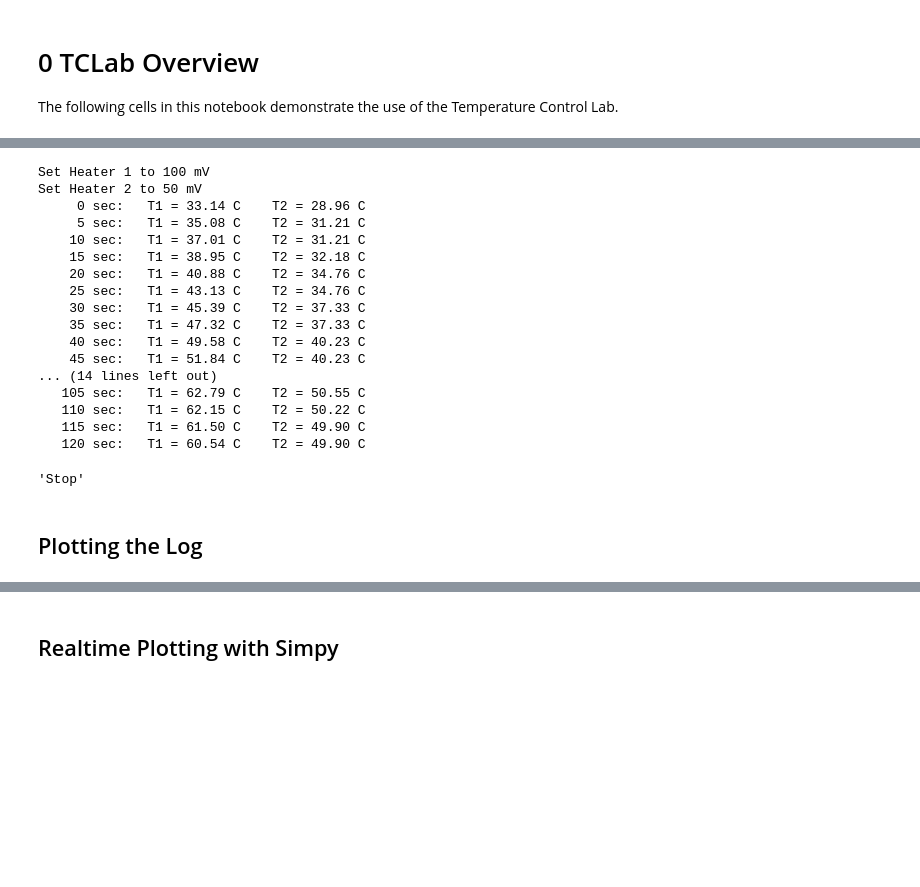
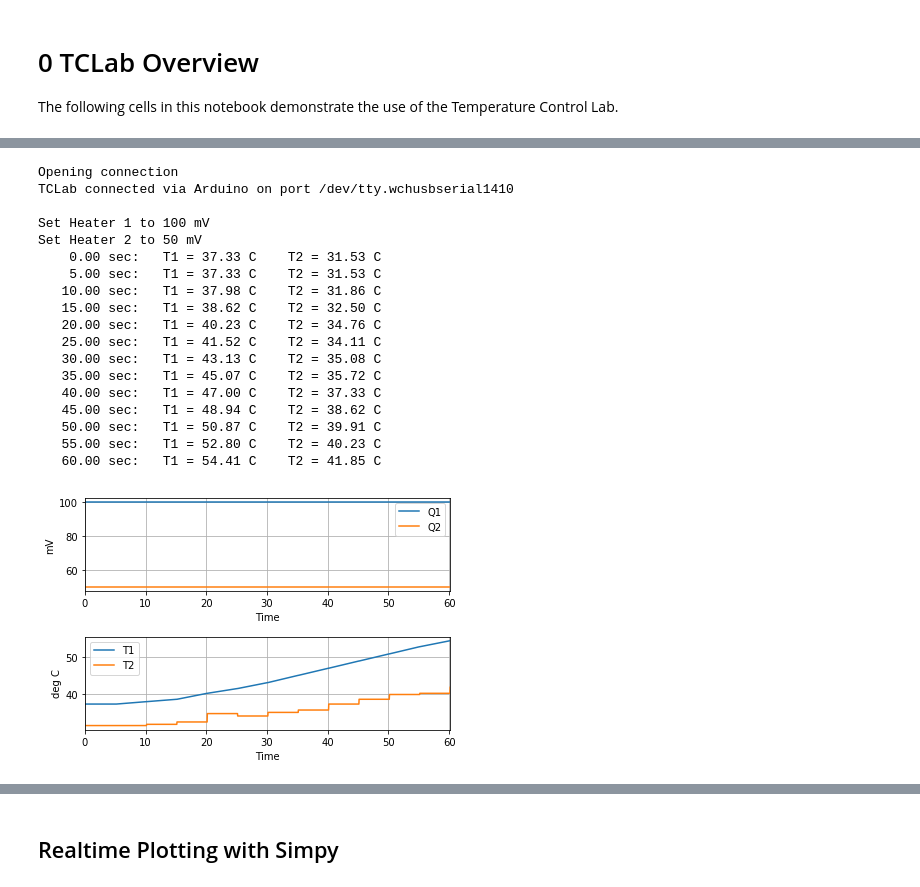
Before and after one commit to APMonitor/arduino, a Jupyter notebook: TCLab/notebooks/0_TCLab_Overview.ipynb, the cells around one changed output, grey strips where cells are left out. Saved outputs shown, nothing was run; the diff lists cells and outputs as text; code cells hidden in the pictures; blank space fills up the shorter version.

```diff
--- a/TCLab/notebooks/0_TCLab_Overview.ipynb
+++ b/TCLab/notebooks/0_TCLab_Overview.ipynb
@@ -73,0 +130,13 @@ Final Temperature 2: 27.99 C
+# %%
+import sys
+sys.path.append("../TCLab")
+from TCLab import TCLab, clock
+
+import time
+
+tfinal = 12
+tstep = 2
+for t in clock(tfinal,tstep,strict=False):
+    print(t, "sec.")
+    if (t > 3) and (t < 5):
+        time.sleep(2.2)
@@ -74,43 +162,44 @@ Final Temperature 2: 27.99 C
 # %%
+%matplotlib inline
+
+import sys
+sys.path.append("../TCLab")
+from TCLab import TCLab, clock
+
+# connect to the temperature control lab
+a = TCLab()
 a.start()
 
+# turn heaters on
 a.Q1 = 100
 a.Q2 =  50
-print("Set Heater 1 to {0:d} mV".format(a.Q1))
+print("\nSet Heater 1 to {0:d} mV".format(a.Q1))
 print("Set Heater 2 to {0:d} mV".format(a.Q2))
-sfmt = "   {0:3d} sec:   T1 = {1:0.2f} C    T2 = {2:0.2f} C"
-for i in range(0,65,5):
-    print(sfmt.format(i, a.T1, a.T2), flush=True)
-    time.sleep(5)
 
-a.Q1 = 0
-a.Q2 = 0
-print()
-print("Set Heater 1 to {0:d} mV".format(a.Q1))
-print("Set Heater 2 to {0:d} mV".format(a.Q2))
-for i in range(65,125,5):
-    print(sfmt.format(i, a.T1, a.T2), flush=True)
-    time.sleep(5)
+# report temperatures for the next minutes
+sfmt = "   {0:5.2f} sec:   T1 = {1:0.2f} C    T2 = {2:0.2f} C"
+for t in clock(60,5):
+    print(sfmt.format(t, a.T1, a.T2), flush=True)
 
 a.stop()
+a.plot()
 # %% [output]
+Opening connection
+TCLab connected via Arduino on port /dev/tty.wchusbserial1410
+
 Set Heater 1 to 100 mV
 Set Heater 2 to 50 mV
-     0 sec:   T1 = 33.14 C    T2 = 28.96 C
-     5 sec:   T1 = 35.08 C    T2 = 31.21 C
-    10 sec:   T1 = 37.01 C    T2 = 31.21 C
-    15 sec:   T1 = 38.95 C    T2 = 32.18 C
-    20 sec:   T1 = 40.88 C    T2 = 34.76 C
-    25 sec:   T1 = 43.13 C    T2 = 34.76 C
-    30 sec:   T1 = 45.39 C    T2 = 37.33 C
-    35 sec:   T1 = 47.32 C    T2 = 37.33 C
-    40 sec:   T1 = 49.58 C    T2 = 40.23 C
-    45 sec:   T1 = 51.84 C    T2 = 40.23 C
-... (14 lines left out)
-   105 sec:   T1 = 62.79 C    T2 = 50.55 C
-   110 sec:   T1 = 62.15 C    T2 = 50.22 C
-   115 sec:   T1 = 61.50 C    T2 = 49.90 C
-   120 sec:   T1 = 60.54 C    T2 = 49.90 C
+    0.00 sec:   T1 = 37.33 C    T2 = 31.53 C
+    5.00 sec:   T1 = 37.33 C    T2 = 31.53 C
+   10.00 sec:   T1 = 37.98 C    T2 = 31.86 C
+   15.00 sec:   T1 = 38.62 C    T2 = 32.50 C
+   20.00 sec:   T1 = 40.23 C    T2 = 34.76 C
+   25.00 sec:   T1 = 41.52 C    T2 = 34.11 C
+   30.00 sec:   T1 = 43.13 C    T2 = 35.08 C
+   35.00 sec:   T1 = 45.07 C    T2 = 35.72 C
+   40.00 sec:   T1 = 47.00 C    T2 = 37.33 C
+   45.00 sec:   T1 = 48.94 C    T2 = 38.62 C
+   50.00 sec:   T1 = 50.87 C    T2 = 39.91 C
+   55.00 sec:   T1 = 52.80 C    T2 = 40.23 C
+   60.00 sec:   T1 = 54.41 C    T2 = 41.85 C
-'Stop'
+[figure, added]
-# %% [markdown]
-## Plotting the Log
```
Also changed, not shown: parts of 23 cells of this notebook, 2 other files.
